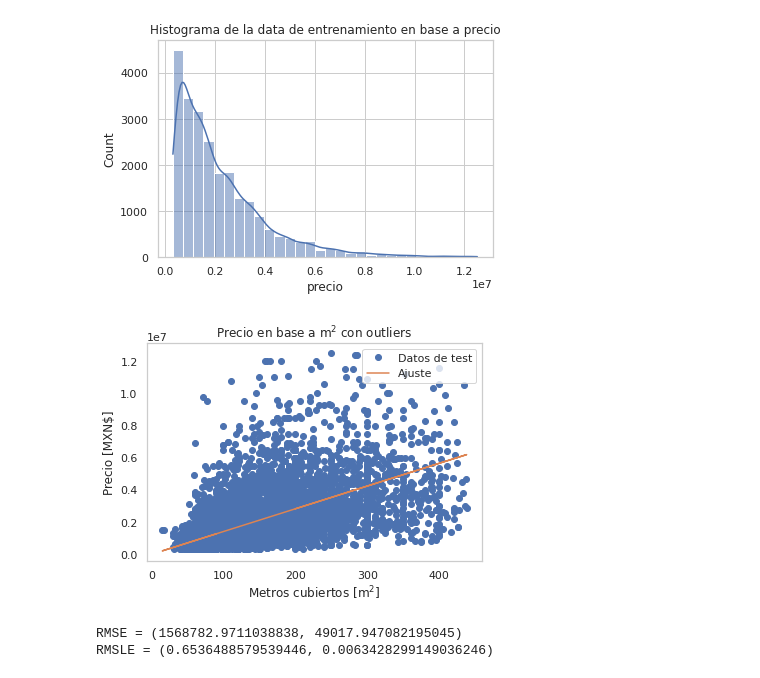
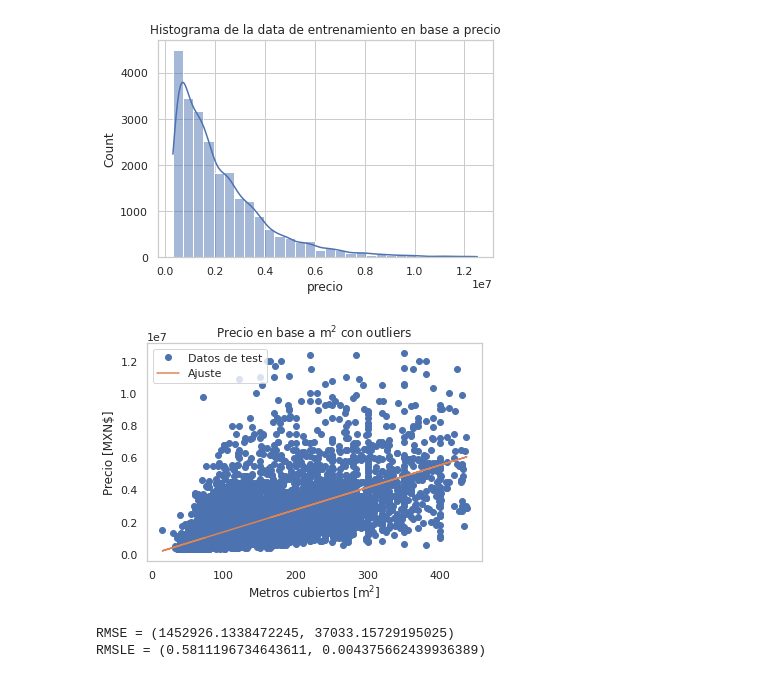
Before and after one commit to davidvenegasr/TP3-MetNum, a Jupyter notebook: notebooks/Exp1.ipynb, the cells around one changed output. Cells and saved outputs as stored; diff of their text form; code cells hidden in the pictures.

```diff
--- a/notebooks/Exp1.ipynb
+++ b/notebooks/Exp1.ipynb
@@ -58,7 +58,7 @@ shuffle = df_train.sample(random_state=np.random.seed(1), frac=1).dropna()
 new_train = shuffle.iloc[:cant_train, :]
 new_test = shuffle.iloc[cant_train:limite, :]
 
-x_train, x_test = new_train["metrostotales"].values, new_test["metrostotales"].values
+x_train, x_test = new_train["metroscubiertos"].values, new_test["metroscubiertos"].values
 y_train, y_test = new_train["precio"].values, new_test["precio"].values
 # %%
 # Veamos el dataset que nos queda
@@ -115,24 +115,24 @@ modelo = metnum.LinearRegression()
 modelo.fit(x_train, y_train)
 y_pred = modelo.predict(x_test)
 # %%
-plt.figure("precio-metros-totales")
+plt.figure("precio-metros-cubiertos")
 plt.plot(x_test, y_test, "o", label="Datos de test")
 plt.plot(x_test, y_pred, "-", label="Ajuste")
 plt.grid()
 plt.legend()
 plt.xlabel(r"Metros cubiertos [$\mathrm{m}^2$]")
 plt.ylabel("Precio [MXN$]")
 plt.title("Precio en base a $\mathrm{m}^2$ con outliers")
 plt.savefig("Exp1/Precio-en-funcion-de-m2-con-outliers.png")
 plt.show()
 # %% [output]
-[figure, old version]
+[figure, new version]
 # %%
 # Metricas del conjunto de training
 results = cross_validate(10, x_train, y_train, True)
 # %% [output]
-RMSE = (1568782.9711038838, 49017.947082195045)
-RMSLE = (0.6536488579539446, 0.0063428299149036246)
+RMSE = (1452926.1338472245, 37033.15729195025)
+RMSLE = (0.5811196734643611, 0.004375662439936389)
 # %%
 # Metricas del fitting
 
```
Also changed, not shown: parts of 10 cells of this notebook, 1 other file.
